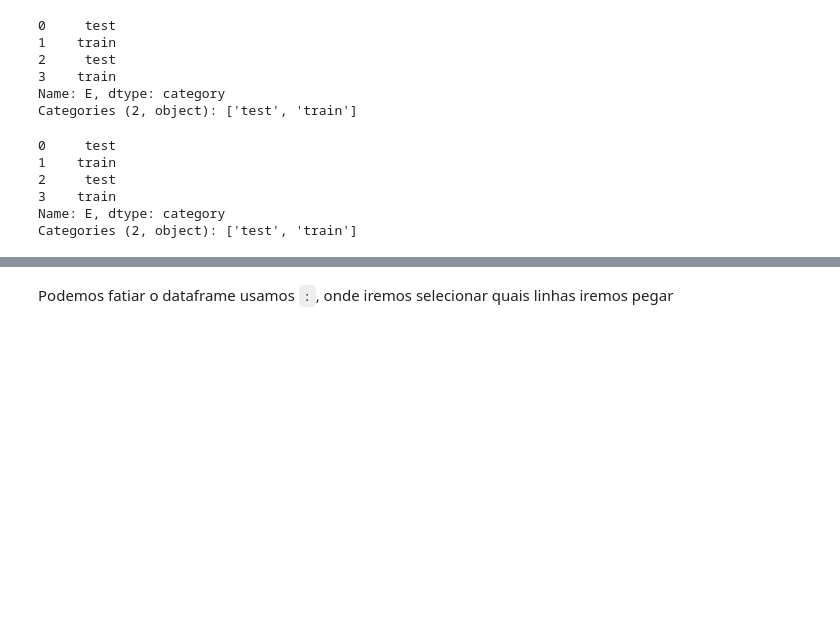
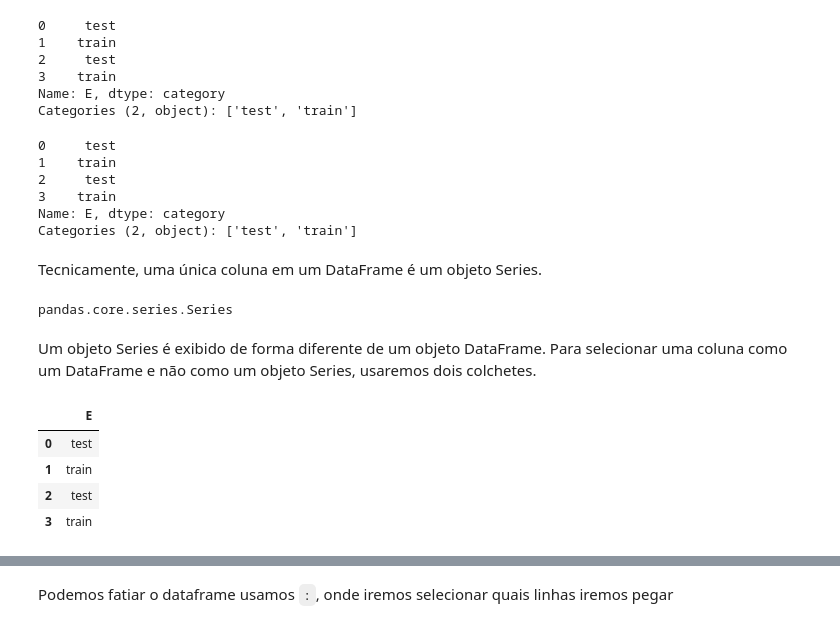
Before and after one commit to danielborin/lastone, a Jupyter notebook: content/L06_pandas_completo.ipynb, the cells around one changed output, grey strips where cells are left out. Drawn from its saved outputs; the diff is of its cells as text; code cells hidden in the pictures; blank space fills up the shorter version.

```diff
--- a/content/L06_pandas_completo.ipynb
+++ b/content/L06_pandas_completo.ipynb
@@ -177,3 +179,19 @@ df.E
 3    train
 Name: E, dtype: category
 Categories (2, object): ['test', 'train']
+# %% [markdown]
+Tecnicamente, uma única coluna em um DataFrame é um objeto Series.
+# %%
+type(df['E'])
+# %% [output]
+pandas.core.series.Series
+# %% [markdown]
+Um objeto Series é exibido de forma diferente de um objeto DataFrame. Para selecionar uma coluna como um DataFrame e não como um objeto Series, usaremos dois colchetes.
+# %%
+df[['E']]
+# %% [output]
+|  | E |
+| 0 | test |
+| 1 | train |
+| 2 | test |
+| 3 | train |
```
Also changed, not shown: parts of 12 cells of this notebook.
